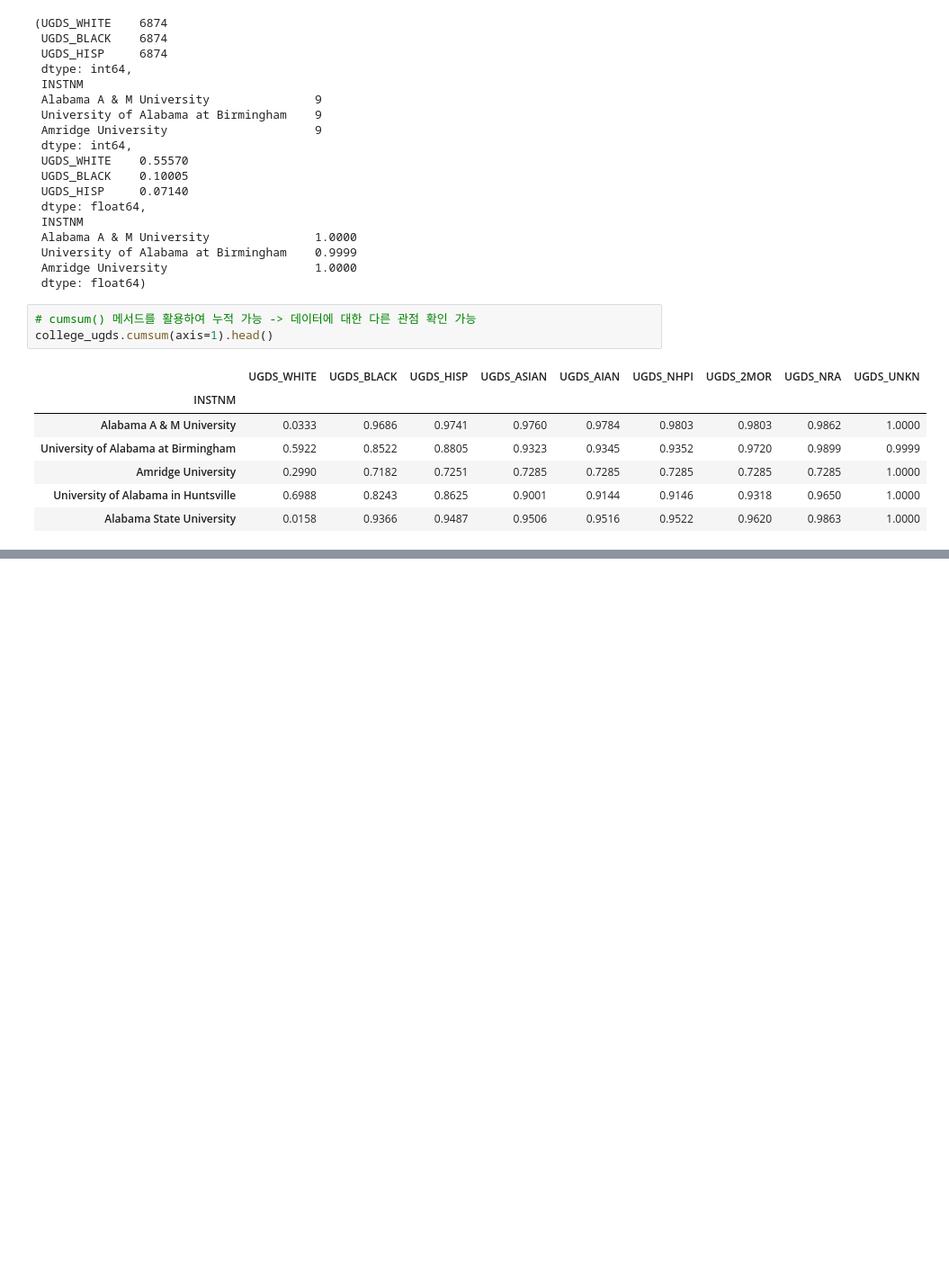
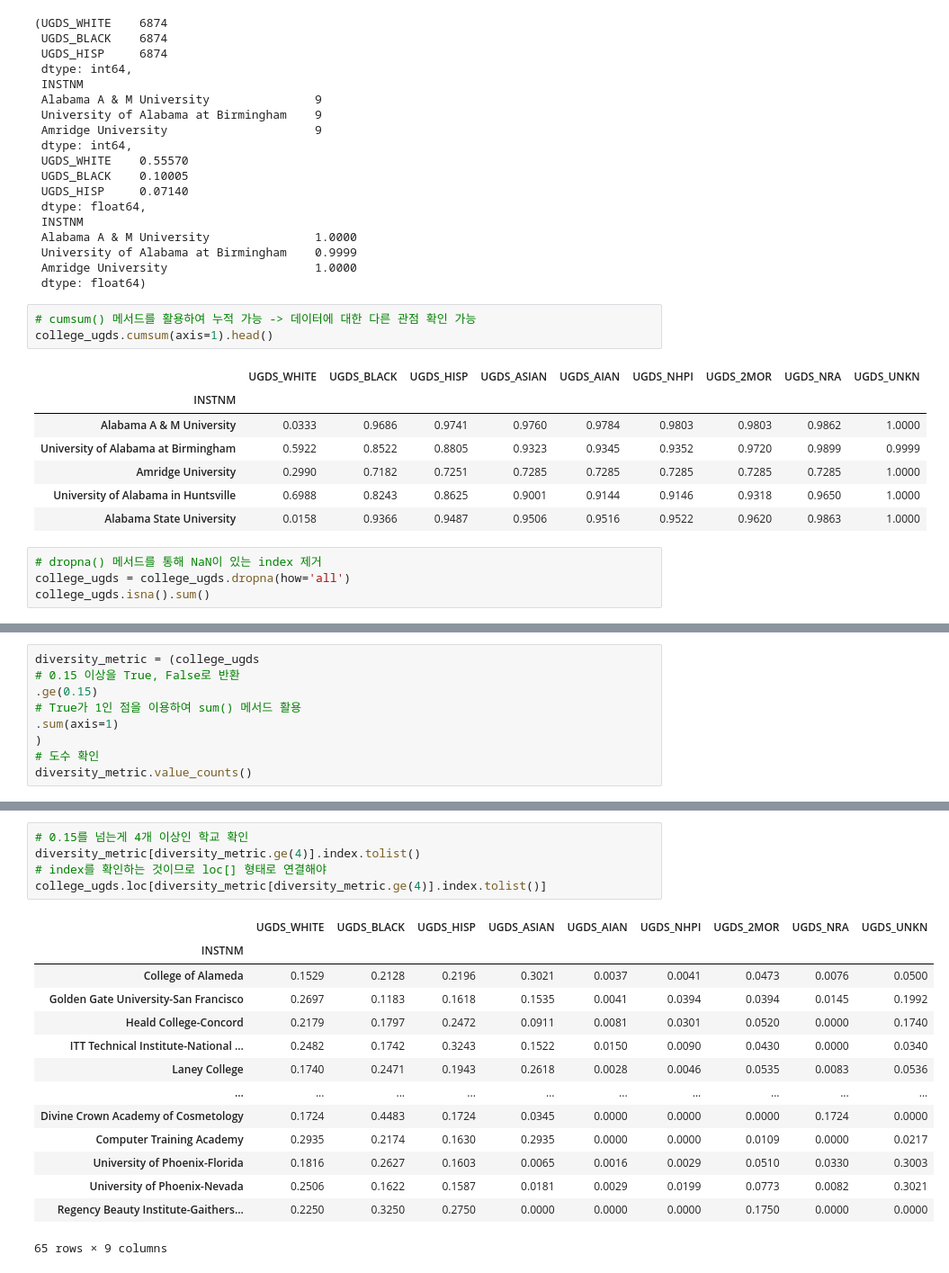
Before and after one commit to minstrel1149/pandas_practice-cookbook1, a Jupyter notebook: Pd_cookbook_1_chapter2.ipynb, the cells around one changed output, grey strips where cells are left out. Shown at 90% size. Saved outputs shown, nothing was run; the diff lists cells and outputs as text; blank space fills up the shorter version.

```diff
--- a/Pd_cookbook_1_chapter2.ipynb
+++ b/Pd_cookbook_1_chapter2.ipynb
@@ -208,3 +208,7 @@ college_ugds.cumsum(axis=1).head()
 | Amridge University | 0.2990 | 0.7182 | 0.7251 | 0.7285 | 0.7285 | 0.7285 | 0.7285 | 0.7285 | 1.0000 |
 | University of Alabama in Huntsville | 0.6988 | 0.8243 | 0.8625 | 0.9001 | 0.9144 | 0.9146 | 0.9318 | 0.9650 | 1.0000 |
 | Alabama State University | 0.0158 | 0.9366 | 0.9487 | 0.9506 | 0.9516 | 0.9522 | 0.9620 | 0.9863 | 1.0000 |
+# %%
+# dropna() 메서드를 통해 NaN이 있는 index 제거
+college_ugds = college_ugds.dropna(how='all')
+college_ugds.isna().sum()
@@ -210,0 +226,9 @@ college_ugds.cumsum(axis=1).head()
+# %%
+diversity_metric = (college_ugds
+# 0.15 이상을 True, False로 반환
+.ge(0.15)
+# True가 1인 점을 이용하여 sum() 메서드 활용
+.sum(axis=1)
+)
+# 도수 확인
+diversity_metric.value_counts()
@@ -210,0 +254,20 @@ college_ugds.cumsum(axis=1).head()
+# %%
+# 0.15를 넘는게 4개 이상인 학교 확인
+diversity_metric[diversity_metric.ge(4)].index.tolist()
+# index를 확인하는 것이므로 loc[] 형태로 연결해야
+college_ugds.loc[diversity_metric[diversity_metric.ge(4)].index.tolist()]
+# %% [output]
+|  | UGDS_WHITE | UGDS_BLACK | UGDS_HISP | UGDS_ASIAN | UGDS_AIAN | UGDS_NHPI | UGDS_2MOR | UGDS_NRA | UGDS_UNKN |
+| INSTNM |  |  |  |  |  |  |  |  |  |
+| College of Alameda | 0.1529 | 0.2128 | 0.2196 | 0.3021 | 0.0037 | 0.0041 | 0.0473 | 0.0076 | 0.0500 |
+| Golden Gate University-San Francisco | 0.2697 | 0.1183 | 0.1618 | 0.1535 | 0.0041 | 0.0394 | 0.0394 | 0.0145 | 0.1992 |
+| Heald College-Concord | 0.2179 | 0.1797 | 0.2472 | 0.0911 | 0.0081 | 0.0301 | 0.0520 | 0.0000 | 0.1740 |
+| ITT Technical Institute-National ... | 0.2482 | 0.1742 | 0.3243 | 0.1522 | 0.0150 | 0.0090 | 0.0430 | 0.0000 | 0.0340 |
+| Laney College | 0.1740 | 0.2471 | 0.1943 | 0.2618 | 0.0028 | 0.0046 | 0.0535 | 0.0083 | 0.0536 |
+| ... | ... | ... | ... | ... | ... | ... | ... | ... | ... |
+| Divine Crown Academy of Cosmetology | 0.1724 | 0.4483 | 0.1724 | 0.0345 | 0.0000 | 0.0000 | 0.0000 | 0.1724 | 0.0000 |
+| Computer Training Academy | 0.2935 | 0.2174 | 0.1630 | 0.2935 | 0.0000 | 0.0000 | 0.0109 | 0.0000 | 0.0217 |
+| University of Phoenix-Florida | 0.1816 | 0.2627 | 0.1603 | 0.0065 | 0.0016 | 0.0029 | 0.0510 | 0.0330 | 0.3003 |
+| University of Phoenix-Nevada | 0.2506 | 0.1622 | 0.1587 | 0.0181 | 0.0029 | 0.0199 | 0.0773 | 0.0082 | 0.3021 |
+| Regency Beauty Institute-Gaithers... | 0.2250 | 0.3250 | 0.2750 | 0.0000 | 0.0000 | 0.0000 | 0.1750 | 0.0000 | 0.0000 |
+65 rows × 9 columns
```
Also changed, not shown: parts of 4 cells of this notebook, 3 other files.
